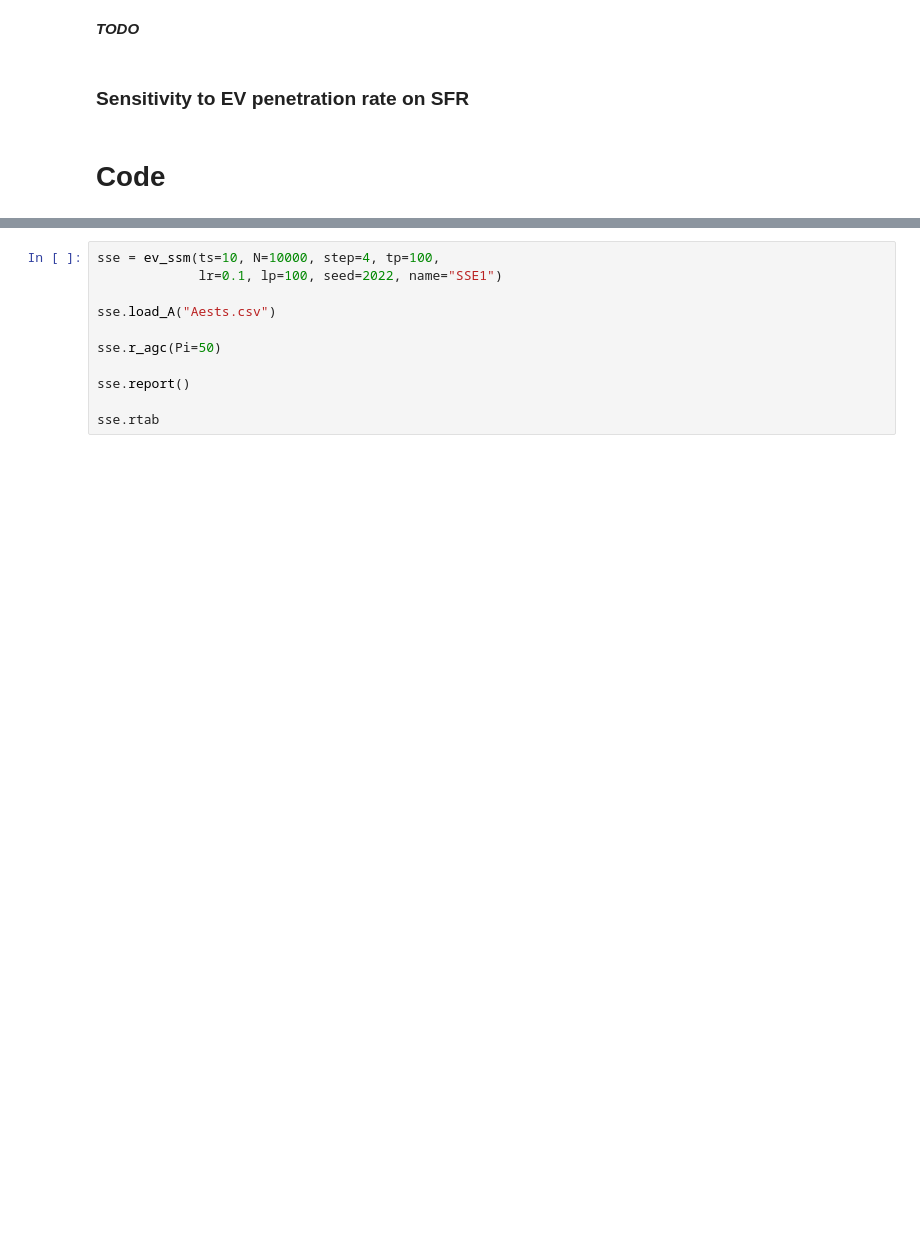
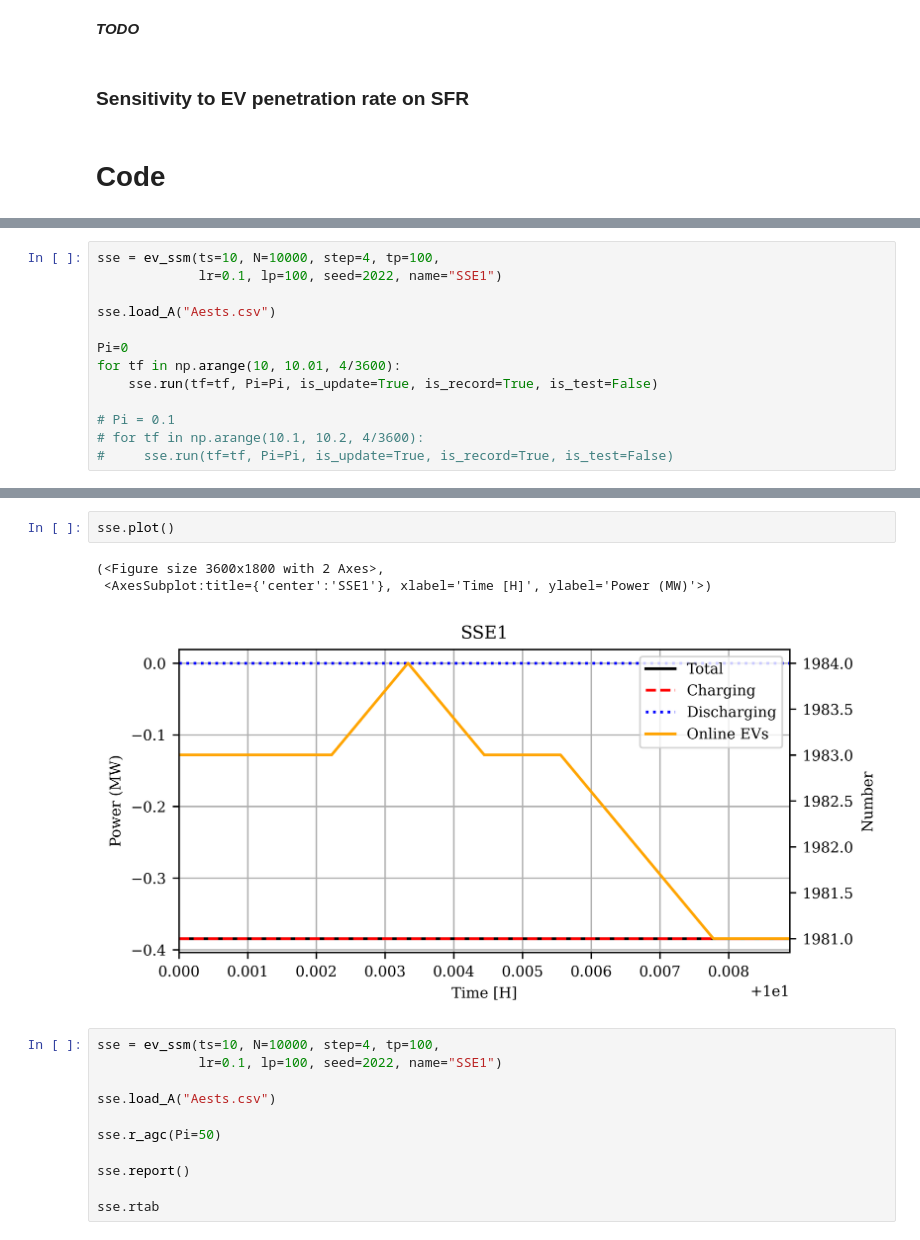
Before and after one commit to shebuxin/andes, a Jupyter notebook: jwang/notes2/ev_ssm2.ipynb, the cells around one changed output, grey strips where cells are left out. Saved outputs shown, nothing was run; the diff lists cells and outputs as text; blank space fills up the shorter version.

```diff
--- a/jwang/notes2/ev_ssm2.ipynb
+++ b/jwang/notes2/ev_ssm2.ipynb
@@ -1171,0 +1186,13 @@ print(np.sum(sse.x0))
+# %%
+sse = ev_ssm(ts=10, N=10000, step=4, tp=100,
+             lr=0.1, lp=100, seed=2022, name="SSE1")
+
+sse.load_A("Aests.csv")
+
+Pi=0
+for tf in np.arange(10, 10.01, 4/3600):
+    sse.run(tf=tf, Pi=Pi, is_update=True, is_record=True, is_test=False)
+
+# Pi = 0.1
+# for tf in np.arange(10.1, 10.2, 4/3600):
+#     sse.run(tf=tf, Pi=Pi, is_update=True, is_record=True, is_test=False)
@@ -1172,3 +1215,9 @@ print(np.sum(sse.x0))
+# %%
+sse.plot()
+# %% [output]
+(<Figure size 3600x1800 with 2 Axes>,
+ <AxesSubplot:title={'center':'SSE1'}, xlabel='Time [H]', ylabel='Power (MW)'>)
+[figure, added]
 # %%
 sse = ev_ssm(ts=10, N=10000, step=4, tp=100,
              lr=0.1, lp=100, seed=2022, name="SSE1")
```
Also changed, not shown: parts of 9 cells of this notebook.
